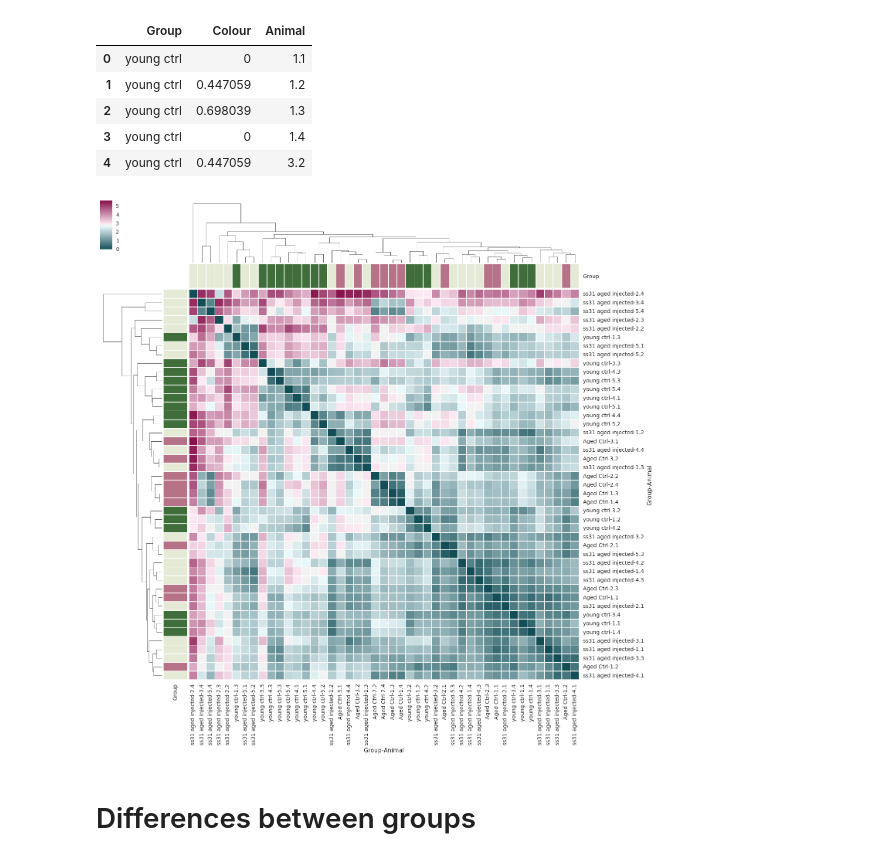
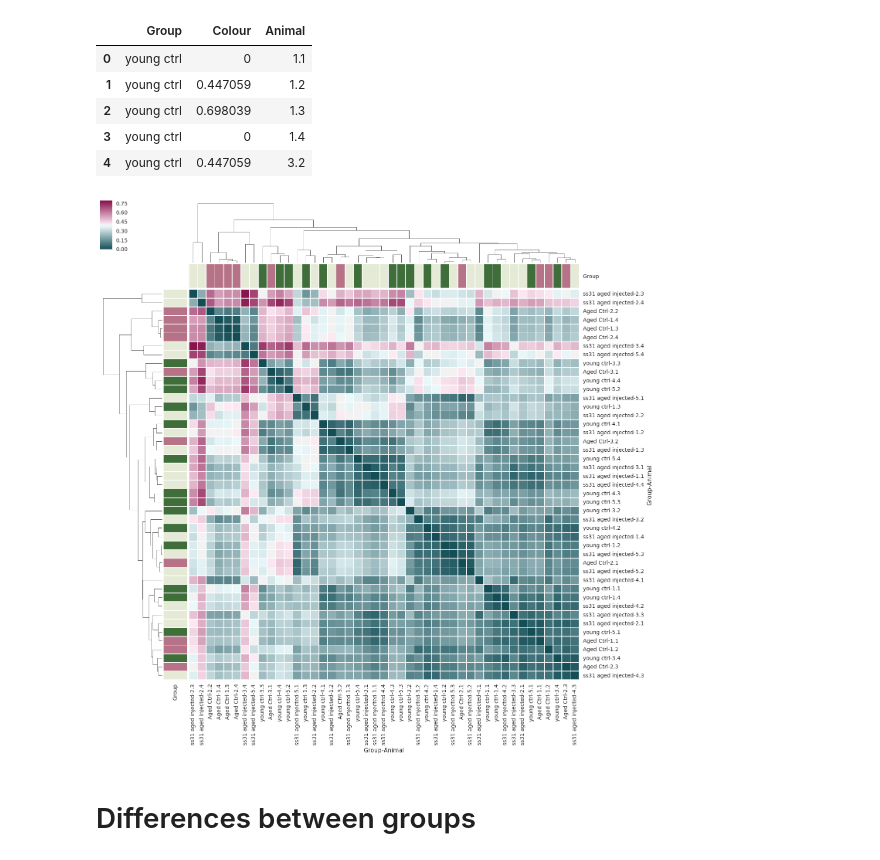
Before and after one commit to aperz/vacou, a Jupyter notebook: vacou-2.ipynb, the cells around one changed output. Cells and saved outputs as stored; diff of their text form; code cells hidden in the pictures.

```diff
--- a/vacou-2.ipynb
+++ b/vacou-2.ipynb
@@ -268,12 +246,12 @@ md.head()
 | 3 | young ctrl | 0 | 1.4 |
 | 4 | young ctrl | 0.447059 | 3.2 |
 # %%
-D = pd.DataFrame(pairwise_distances(comps.ix[:, :3],metric='mahalanobis'),
+D = pd.DataFrame(pairwise_distances(comps.ix[:, :3],metric='euclidean'),
                 columns = comps.index, index = comps.index)
 #sns.clustermap(x);
 p3 = distance_matrix_plots(D, "Group", figsize=(16,16));
 # %% [output]
-[figure, old version]
+[figure, new version]
 # %% [markdown]
 # Differences between groups
 # %% [markdown]
```
Also changed, not shown: parts of 2 cells of this notebook.
